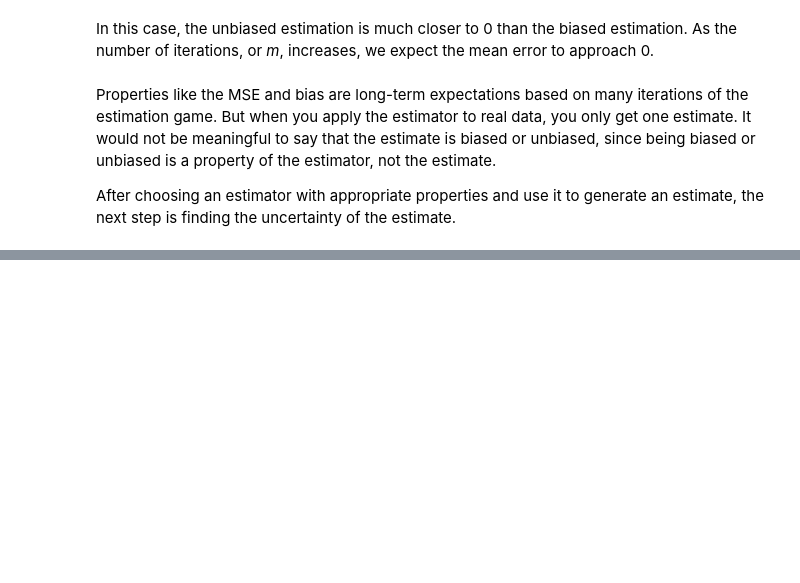
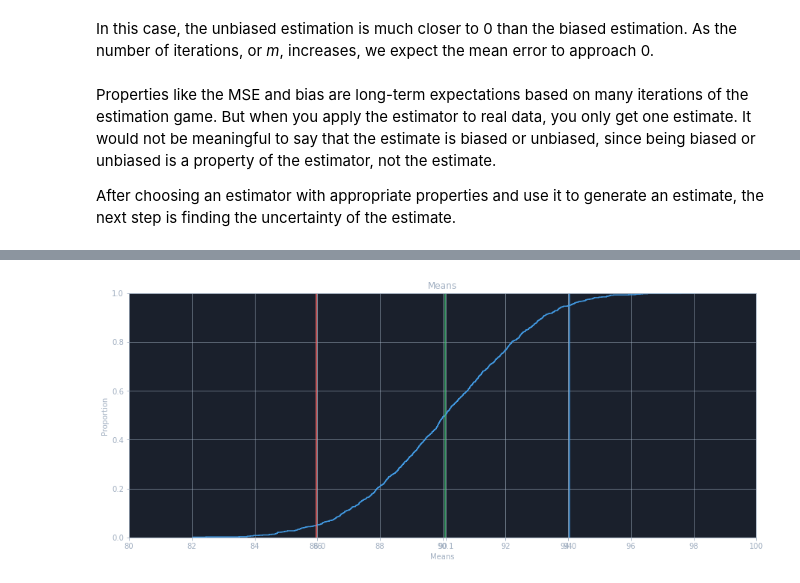
Before and after one commit to Devwulf/road-to-data-science, a Jupyter notebook: statistics/08 - Estimation.ipynb, the cells around one changed output, grey strips where cells are left out. Drawn from its saved outputs; the diff is of its cells as text; code cells hidden in the pictures; blank space fills up the shorter version.

```diff
--- a/statistics/08 - Estimation.ipynb
+++ b/statistics/08 - Estimation.ipynb
@@ -138,0 +146,4 @@ After choosing an estimator with appropriate properties and use it to generate a
+# %%
+randomSample = pd.Series([86.3144108910716, 90.28558569950174, 93.75629799059571, 80.54781768133148, 94.31339201535452, 91.28304956928515, 79.32396471959525, 90.0855606204283, 104.11319757271481])
+print(randomSample.mean())
+print(randomSample.std())
@@ -138,0 +176,41 @@ After choosing an estimator with appropriate properties and use it to generate a
+# %%
+mean = 90
+std = 7.5
+n = 9
+m = 1000
+
+means = []
+stds = []
+
+for i in range(m):
+    randomSample = np.random.normal(mean, std, n)
+    means.append(np.mean(randomSample))
+    stds.append(np.std(randomSample, ddof=1)) # ddof = 1 for unbiased variance
+# %%
+import seaborn as sns
+
+quantile1 = np.quantile(means, 0.05)
+quantile2 = np.quantile(means, 0.5)
+quantile3 = np.quantile(means, 0.95)
+
+fig, ax = plt.subplots()
+
+sns.ecdfplot(x=means)
+plt.plot([quantile1, quantile1], [0, 1])
+plt.plot([quantile2, quantile2], [0, 1])
+plt.plot([quantile3, quantile3], [0, 1])
+plt.draw()
+
+# We want to add custom tick labels where the quantiles are too
+labels = [x.get_text() for x in ax.get_xticklabels()]
+locs = list(ax.get_xticks())
+labels += [round(quantile1, 1), round(quantile2, 1), round(quantile3, 1)]
+locs += [round(quantile1, 1), round(quantile2, 1), round(quantile3, 1)]
+ax.set_xticklabels(labels)
+ax.set_xticks(locs)
+
+plt.title("Means")
+plt.xlabel("Means")
+plt.draw()
+# %% [output]
+[figure, added]
```
Also changed, not shown: parts of 16 cells of this notebook, 1 other file.
